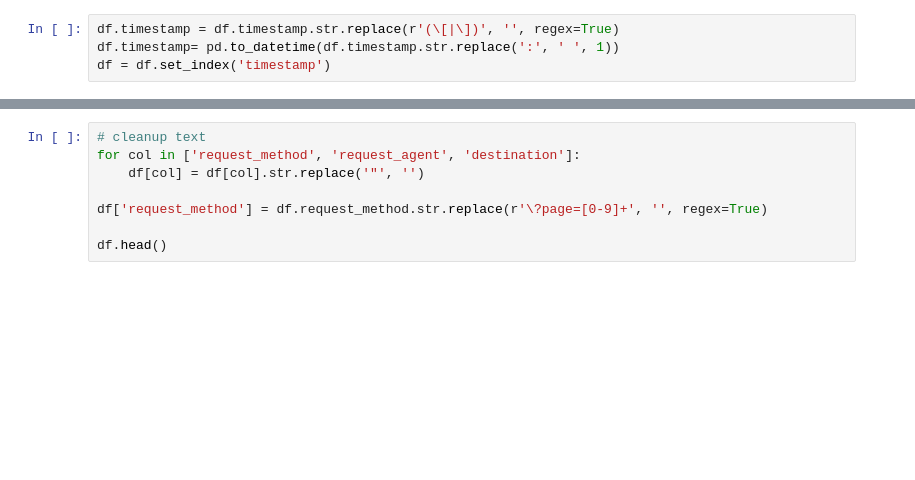
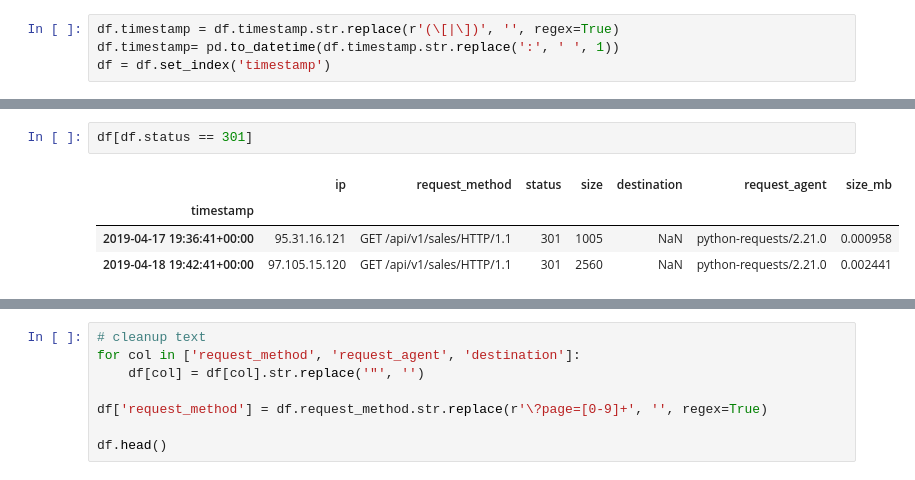
Before and after one commit to Jacqueline-A-Shay/ds-methodologies-exercises, a Jupyter notebook: anomaly_detection/discrete_anomaly_detection.ipynb, the cells around one changed output, grey strips where cells are left out. Cells and saved outputs as stored; diff of their text form; blank space fills up the shorter version.

```diff
--- a/anomaly_detection/discrete_anomaly_detection.ipynb
+++ b/anomaly_detection/discrete_anomaly_detection.ipynb
@@ -94,0 +86,7 @@ df.head()
+# %%
+df[df.status == 301]
+# %% [output]
+|  | ip | request_method | status | size | destination | request_agent | size_mb |
+| timestamp |  |  |  |  |  |  |  |
+| 2019-04-17 19:36:41+00:00 | 95.31.16.121 | GET /api/v1/sales/HTTP/1.1 | 301 | 1005 | NaN | python-requests/2.21.0 | 0.000958 |
+| 2019-04-18 19:42:41+00:00 | 97.105.15.120 | GET /api/v1/sales/HTTP/1.1 | 301 | 2560 | NaN | python-requests/2.21.0 | 0.002441 |
```
Also changed, not shown: parts of 14 cells of this notebook, 3 other files.
